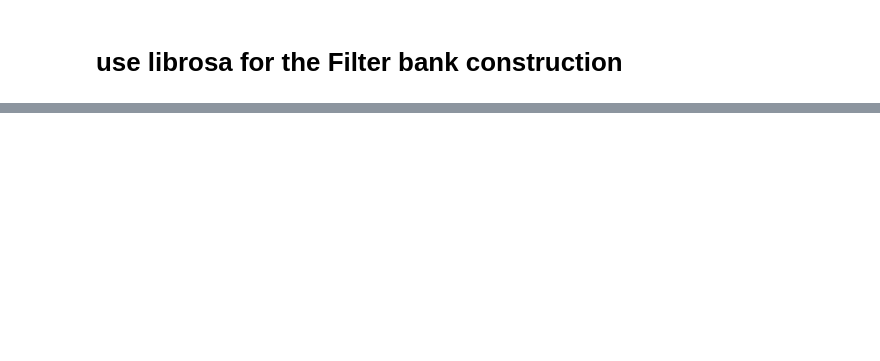
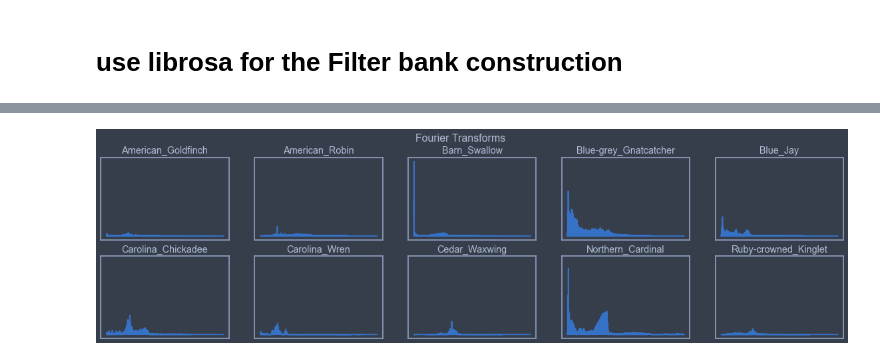
Before and after one commit to Xavier4t/Bird-Classifier, a Jupyter notebook: audio_analysis.ipynb, the cells around one changed output, grey strips where cells are left out. Drawn from its saved outputs; the diff is of its cells as text; code cells hidden in the pictures; blank space fills up the shorter version.

Commit message:
denoise signals

```diff
--- a/audio_analysis.ipynb
+++ b/audio_analysis.ipynb
@@ -188,0 +205,29 @@ plot_mfccs(mfccs)
+# %%
+def denoise(y, rate,threshold):
+    y = pd.Series(y).apply(np.abs)
+    envelope = []
+    y_mean = y.rolling(window=int(rate/10),min_periods=1,center=True).mean()
+    for m in y_mean:
+        if m>threshold:
+            envelope.append(True)
+        else:
+            envelope.append(False)
+    return envelope
+# %%
+# Denoised signals
+signals2 = {}
+fft2 = {}
+fbank2 = {}
+mfccs2 = {}
+for b in bird_classes:
+    wav_file=bird_calls_df[bird_calls_df.label == b].iloc[0,0]
+    signal, rate = librosa.load(os.path.join(wavFolder, wav_file), sr=44100)
+    envelope = denoise(signal, rate, 0.0005)
+    signal = signal[envelope]
+    signals2[b] = signal
+    fft2[b] = cal_fft(signal, rate)
+    # filterbank energies
+    bank = logfbank(signal[:rate], rate, nfilt=26, nfft=1103).T
+    fbank2[b] = bank
+    mel = mfcc(signal[:rate], rate, numcep=13, nfilt=26, nfft=1103).T
+    mfccs2[b]=mel
@@ -188,0 +238,4 @@ plot_mfccs(mfccs)
+# %%
+plot_fft(fft2)
+# %% [output]
+[figure, added]
```
Also changed, not shown: parts of 6 cells of this notebook, 1 other file.
